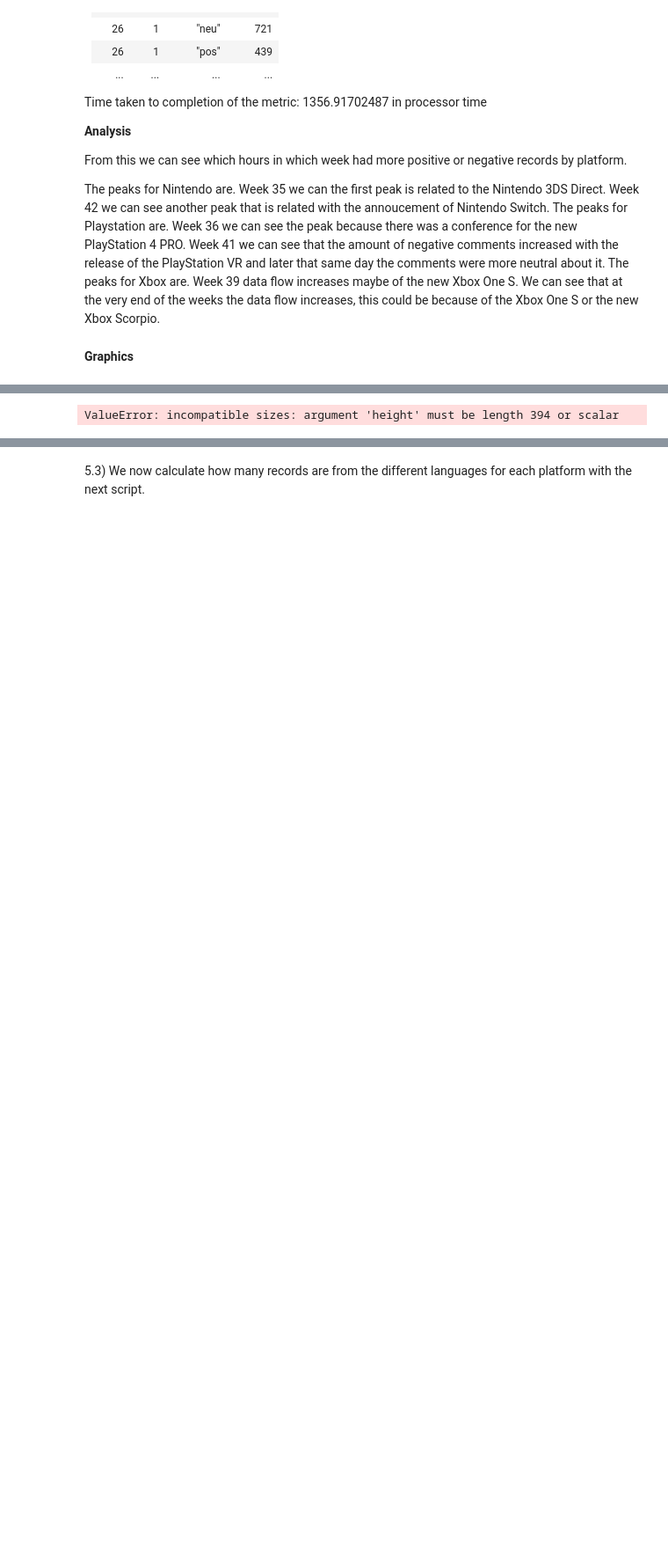
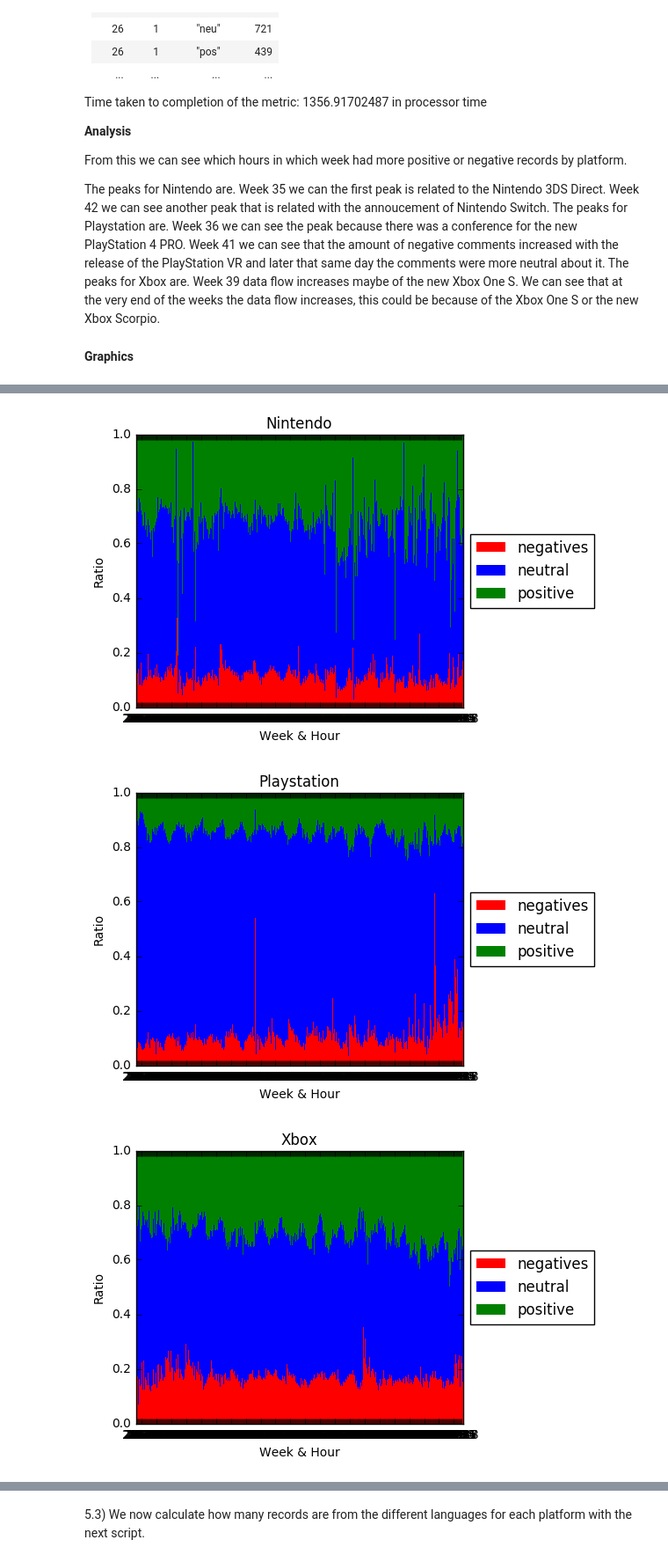
Before and after one commit to Benjamin1200/icc1012_proyecto, a Jupyter notebook: Twitter/Project_Twitter.ipynb, the cells around one changed output, grey strips where cells are left out. Shown at 88% size. Saved outputs shown, nothing was run; the diff lists cells and outputs as text; code cells hidden in the pictures; blank space fills up the shorter version.

```diff
--- a/Twitter/Project_Twitter.ipynb
+++ b/Twitter/Project_Twitter.ipynb
@@ -717,6 +720,7 @@ while True:
 	else:
 		neu.append([int(line[0]), int(line[1]), int(line[3])])
 neg.pop()
+neu.pop()
 n= len(neg)
 neg = sorted(neg)
 neu = sorted(neu)
@@ -969,31 +973,33 @@ plt.xticks(ind + width/2, x_neg_name)
 neg_plt = plt.bar(0.6 + ind, y_neg,width, color="red",label='negatives', edgecolor = "none")
 
 
 x_neu_name = []
 y_neu = []
 
 for i in sorted(neu):
 	x_neu_name.append(str(i[0])+ " " + str(i[1]))
 	y_neu.append(i[2])
 
 plt.xticks(ind + width/2, x_neu_name)
 neu_plt = plt.bar(0.6 + ind, y_neu, width,color="blue",label='neutral',bottom=y_neg, edgecolor = "none")
 
 x_pos_name = []
 y_pos = []
 
 for i in sorted(pos):
 	x_pos_name.append(str(i[0])+ " " + str(i[1]))
 	y_pos.append(i[2])
 
 plt.xticks(ind + width/2, x_pos_name)
 pos_plt = plt.bar(0.6 + ind, y_pos, width,color="green", label='positive', bottom=np.array(y_neu)+np.array(y_neg), edgecolor = "none")
 box = ax.get_position()
 ax.set_position([box.x0, box.y0, box.width * 0.8, box.height])
 ax.legend(loc='center left', bbox_to_anchor=(1, 0.5))
 plt.title("Others")
 plt.xlabel('Week & Hour')
 plt.ylabel('Ratio')
 plt.show()
 # %% [output]
-ValueError: incompatible sizes: argument 'height' must be length 394 or scalar
+[figure, added]
+[figure, added]
+[figure, added]
```
Also changed, not shown: parts of 5 cells of this notebook, 1 other file.
